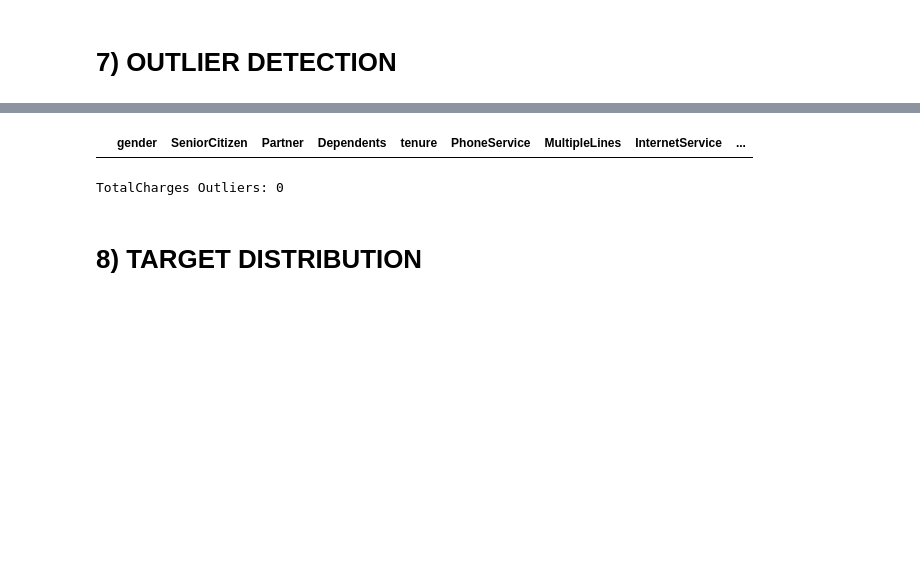
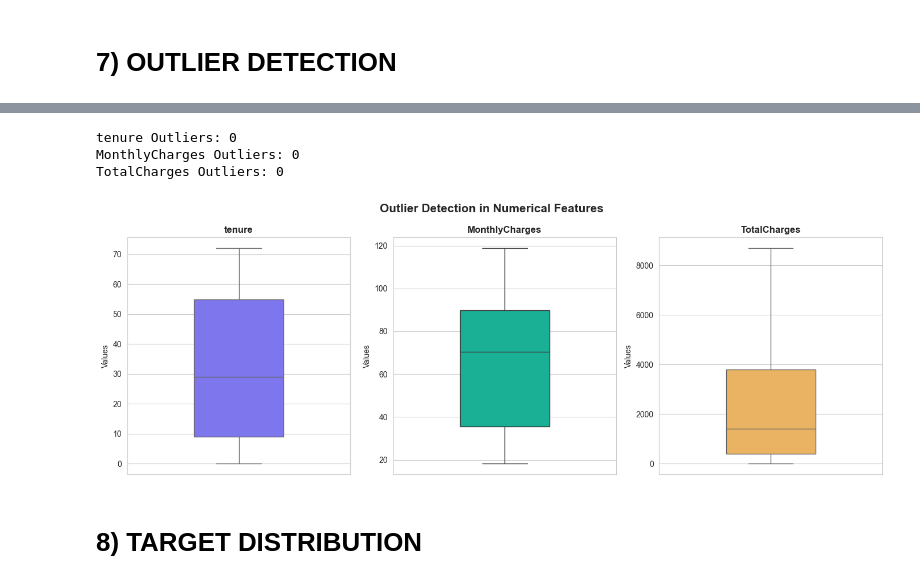
Before and after one commit to ABHINDEV01/ChurnShield-AI, a Jupyter notebook: note book/EDA.ipynb, the cells around one changed output, grey strips where cells are left out. Drawn from its saved outputs; the diff is of its cells as text; code cells hidden in the pictures; blank space fills up the shorter version.

```diff
--- a/note book/EDA.ipynb
+++ b/note book/EDA.ipynb
@@ -253,13 +233,48 @@ upper_limit = Q3 + 1.5 * IQR
-# %%
- outliers = df[(df[col] < lower_limit) | (df[col] > upper_limit)]
-# %%
-outliers
-# %% [output]
-|  | gender | SeniorCitizen | Partner | Dependents | tenure | PhoneService | MultipleLines | InternetService | ... |
 # %%
-print(col, "Outliers:", len(outliers))
+num_cols = ["tenure", "MonthlyCharges", "TotalCharges"]
+
+for col in num_cols:
+
+    Q1 = df[col].quantile(0.25)
+    Q3 = df[col].quantile(0.75)
+
+    IQR = Q3 - Q1
+
+    lower_limit = Q1 - 1.5 * IQR
+    upper_limit = Q3 + 1.5 * IQR
+
+    outliers = df[
+        (df[col] < lower_limit) |
+        (df[col] > upper_limit)
+    ]
+
+    print(col, "Outliers:", len(outliers))
 # %% [output]
+tenure Outliers: 0
+MonthlyCharges Outliers: 0
 TotalCharges Outliers: 0
+# %%
+
+# Box Plot - Individual Numerical Features
+
+num_cols = ["tenure", "MonthlyCharges", "TotalCharges"]
+
+fig, axes = plt.subplots(1, 3, figsize=(14, 5))
+
+colors = ["#6C63FF", "#00C9A7", "#FFB84D"]
+
+for ax, col, color in zip(axes, num_cols, colors):
+
+    sns.boxplot(y=df[col],ax=ax,color=color,width=0.4)
+    ax.set_title(col, fontweight="bold")
+    ax.set_ylabel("Values")
+
+plt.suptitle(
+    "Outlier Detection in Numerical Features",fontsize=15,fontweight="bold")
+plt.tight_layout()
+plt.show()
+# %% [output]
+[figure, added]
 # %% [markdown]
 # 8) TARGET DISTRIBUTION
 # %% [markdown]
```
Also changed, not shown: parts of 31 cells of this notebook, 2 other files.
